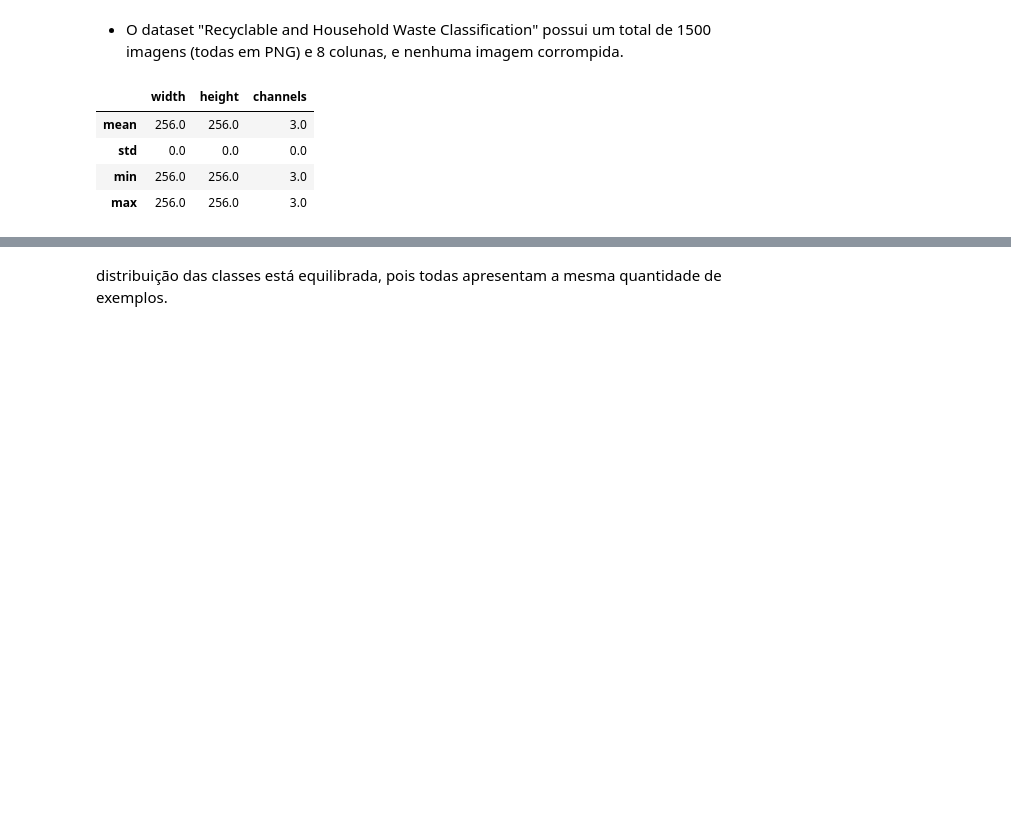
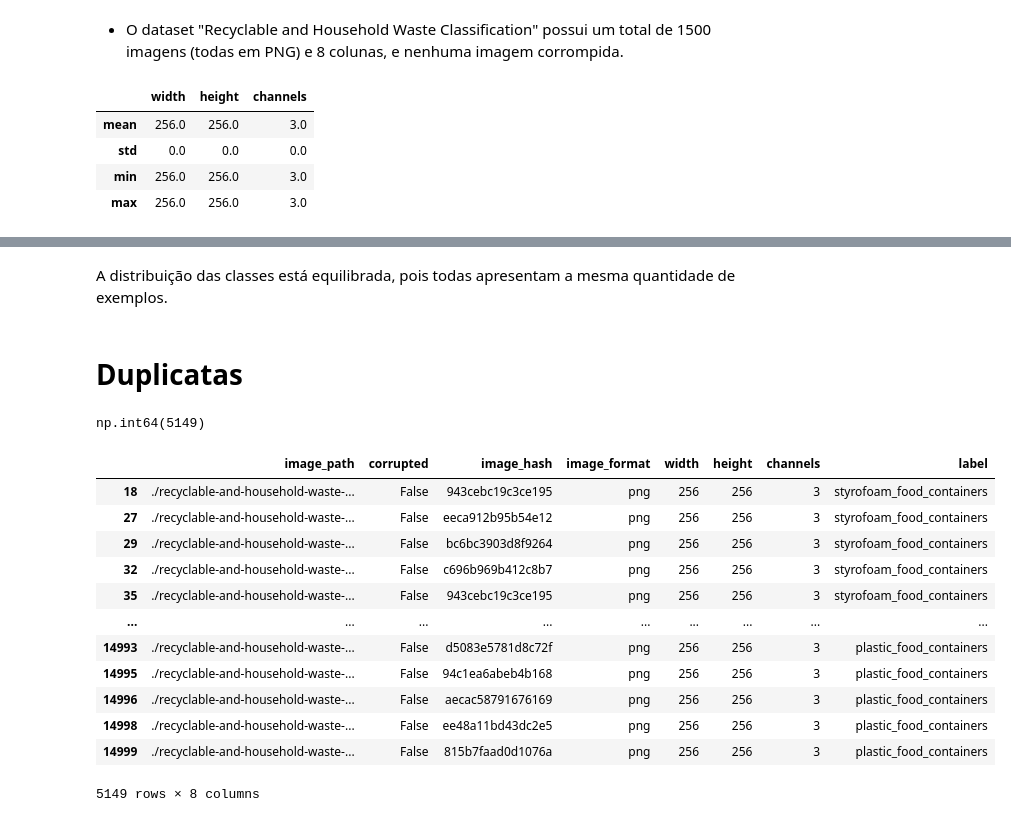
Before and after one commit to josyelemalencar-hub/Avanti-Bootcamp, a Jupyter notebook: Equipe_2ipynb.ipynb, the cells around one changed output, grey strips where cells are left out. Saved outputs shown, nothing was run; the diff lists cells and outputs as text; code cells hidden in the pictures; blank space fills up the shorter version.

```diff
--- a/Equipe_2ipynb.ipynb
+++ b/Equipe_2ipynb.ipynb
@@ -254,2 +254,27 @@ plt.show()
 # %% [markdown]
-distribuição das classes está equilibrada, pois todas apresentam a mesma quantidade de exemplos.
+A distribuição das classes está equilibrada, pois todas apresentam a mesma quantidade de exemplos.
+# %% [markdown]
+# Duplicatas
+# %%
+#Quantidade de imagens duplicatas
+
+df['image_hash'].duplicated().sum()
+# %% [output]
+np.int64(5149)
+# %%
+df_duplicated = df[df['image_hash'].duplicated()]
+df_duplicated
+# %% [output]
+|  | image_path | corrupted | image_hash | image_format | width | height | channels | label |
+| 18 | ./recyclable-and-household-waste-... | False | 943cebc19c3ce195 | png | 256 | 256 | 3 | styrofoam_food_containers |
+| 27 | ./recyclable-and-household-waste-... | False | eeca912b95b54e12 | png | 256 | 256 | 3 | styrofoam_food_containers |
+| 29 | ./recyclable-and-household-waste-... | False | bc6bc3903d8f9264 | png | 256 | 256 | 3 | styrofoam_food_containers |
+| 32 | ./recyclable-and-household-waste-... | False | c696b969b412c8b7 | png | 256 | 256 | 3 | styrofoam_food_containers |
+| 35 | ./recyclable-and-household-waste-... | False | 943cebc19c3ce195 | png | 256 | 256 | 3 | styrofoam_food_containers |
+| ... | ... | ... | ... | ... | ... | ... | ... | ... |
+| 14993 | ./recyclable-and-household-waste-... | False | d5083e5781d8c72f | png | 256 | 256 | 3 | plastic_food_containers |
+| 14995 | ./recyclable-and-household-waste-... | False | 94c1ea6abeb4b168 | png | 256 | 256 | 3 | plastic_food_containers |
+| 14996 | ./recyclable-and-household-waste-... | False | aecac58791676169 | png | 256 | 256 | 3 | plastic_food_containers |
+| 14998 | ./recyclable-and-household-waste-... | False | ee48a11bd43dc2e5 | png | 256 | 256 | 3 | plastic_food_containers |
+| 14999 | ./recyclable-and-household-waste-... | False | 815b7faad0d1076a | png | 256 | 256 | 3 | plastic_food_containers |
+5149 rows × 8 columns
```
Also changed, not shown: parts of 8 cells of this notebook.
